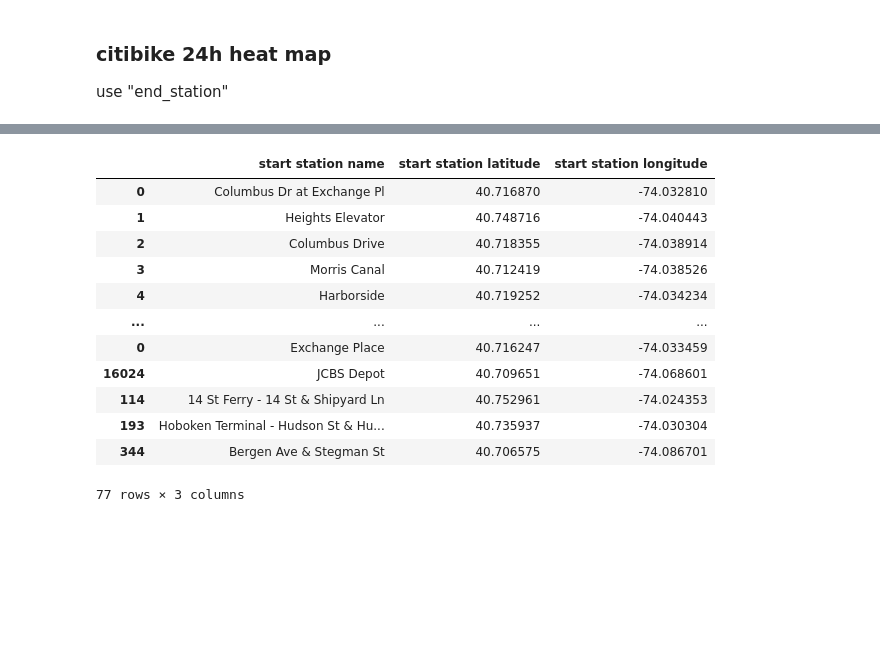
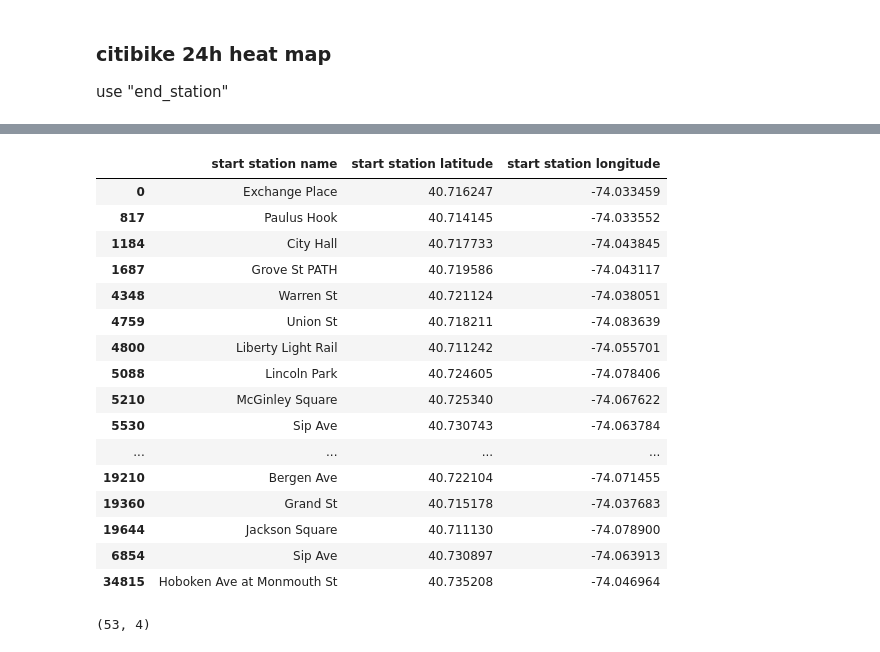
Before and after one commit to eveshi/postpandemic-citi-bike-usage, a Jupyter notebook: citibike.ipynb, the cells around one changed output, grey strips where cells are left out. Cells and saved outputs as stored; diff of their text form; code cells hidden in the pictures; blank space fills up the shorter version.

```diff
--- a/citibike.ipynb
+++ b/citibike.ipynb
@@ -5,12 +19,18 @@ import glob
 # %%
-files = glob.glob('*.csv')
+file_list = glob.glob('/content/drive/MyDrive/ml_project/*.csv.zip')
 data = pd.DataFrame()
-for f in files:
-    d = pd.read_csv(f)
-    month = f.split("-")[1]
-    if int(month) > 202101:
-        d = d.rename(columns={"started_at":"starttime","ended_at":"stoptime","start_station_id": "start station id","start_station_name": "start station name","start_lat": "start station latitude","start_lng": "start station longitude","end_station_id": "end station id","end_station_name": "end station name","end_lat": "end station latitude","end_lng": "end station longitude"})
-    if data.shape[0] > 0:
-        data = data.append(d)
-    else:
-        data = d
+for file in file_list:
+    # opening the zip file in READ mode
+    with ZipFile(file, 'r') as zip:
+        zip.extractall()
+        print('Done extracting', file, "...")
+        csvs = glob.glob('*.csv')
+        for f in csvs:
+            d = pd.read_csv(f)
+            month = f.split("-")[0]
+            if int(month) > 202101:
+                d = d.rename(columns={"started_at":"starttime","ended_at":"stoptime","start_station_id": "start station id","start_station_name": "start station name","start_lat": "start station latitude","start_lng": "start station longitude","end_station_id": "end station id","end_station_name": "end station name","end_lat": "end station latitude","end_lng": "end station longitude"})
+            if data.shape[0] > 0:
+                data = data.append(d)
+            else:
+                data = d
@@ -32,6 +60,8 @@ data['start hour']=data['starttime'].dt.hour.astype('category')
 data['start day']=data['starttime'].dt.day.astype('category')
 data['weekday']=data['starttime'].dt.weekday.astype('category')
 data['weekend'] = [d >= 5 for d in data['weekday']] # 0=monday
+# %%
+data['start date']=data['starttime'].dt.date.astype('category')
 # %% [markdown]
 # Check if the behaviour changed pre-, during, post- pandemic
 # %%
@@ -115,22 +184,30 @@ use "end_station"
 # %%
 import geopandas as gpd
 # %%
-stations = data[["start station name", "start station latitude", "start station longitude"]].drop_duplicates(subset=["start station name"])
+stations = data_2019[["start station name", "start station latitude", "start station longitude"]].drop_duplicates(subset=["start station latitude", "start station longitude"])
 stations
 # %% [output]
 |  | start station name | start station latitude | start station longitude |
-| 0 | Columbus Dr at Exchange Pl | 40.716870 | -74.032810 |
-| 1 | Heights Elevator | 40.748716 | -74.040443 |
-| 2 | Columbus Drive | 40.718355 | -74.038914 |
-| 3 | Morris Canal | 40.712419 | -74.038526 |
-| 4 | Harborside | 40.719252 | -74.034234 |
+| 0 | Exchange Place | 40.716247 | -74.033459 |
+| 817 | Paulus Hook | 40.714145 | -74.033552 |
+| 1184 | City Hall | 40.717733 | -74.043845 |
+| 1687 | Grove St PATH | 40.719586 | -74.043117 |
+| 4348 | Warren St | 40.721124 | -74.038051 |
+| 4759 | Union St | 40.718211 | -74.083639 |
+| 4800 | Liberty Light Rail | 40.711242 | -74.055701 |
+| 5088 | Lincoln Park | 40.724605 | -74.078406 |
+| 5210 | McGinley Square | 40.725340 | -74.067622 |
+| 5530 | Sip Ave | 40.730743 | -74.063784 |
 | ... | ... | ... | ... |
-| 0 | Exchange Place | 40.716247 | -74.033459 |
-| 16024 | JCBS Depot | 40.709651 | -74.068601 |
-| 114 | 14 St Ferry - 14 St & Shipyard Ln | 40.752961 | -74.024353 |
-| 193 | Hoboken Terminal - Hudson St & Hu... | 40.735937 | -74.030304 |
-| 344 | Bergen Ave & Stegman St | 40.706575 | -74.086701 |
+| 19210 | Bergen Ave | 40.722104 | -74.071455 |
+| 19360 | Grand St | 40.715178 | -74.037683 |
+| 19644 | Jackson Square | 40.711130 | -74.078900 |
+| 6854 | Sip Ave | 40.730897 | -74.063913 |
+| 34815 | Hoboken Ave at Monmouth St | 40.735208 | -74.046964 |
-77 rows × 3 columns
+# %%
+stations.shape
+# %% [output]
+(53, 4)
 # %%
 stations_geo = gpd.GeoDataFrame(
     stations, geometry=gpd.points_from_xy(stations["start station longitude"], stations["start station latitude"]))
```
Also changed, not shown: parts of 17 cells of this notebook.
